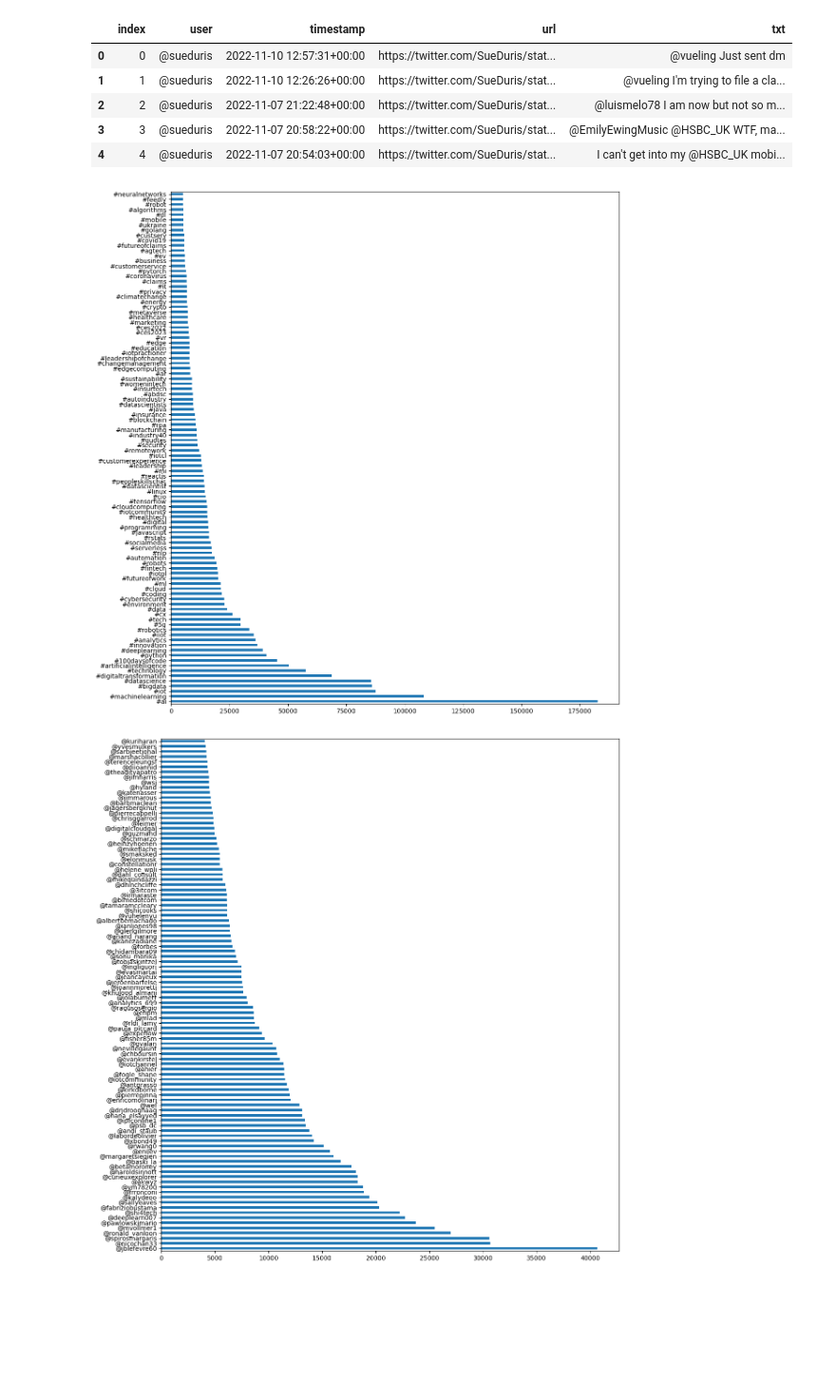
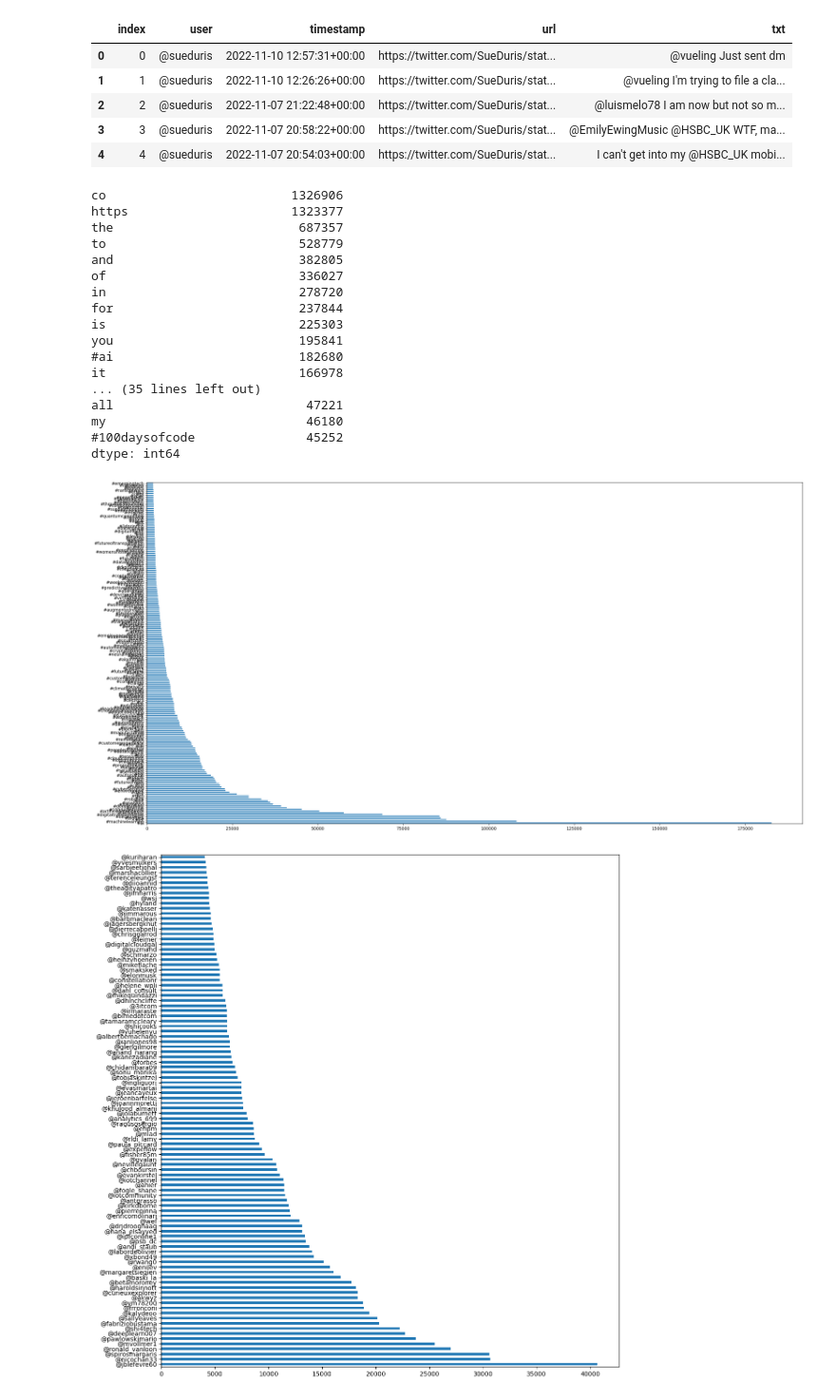
Before and after one commit to maciejskorski/anticipatio, a Jupyter notebook: examples/analysis_hashtags.ipynb, the cells around one changed output. Shown: that part at 95% size. Cells and saved outputs as stored; diff of their text form; code cells hidden in the pictures; blank space fills up the shorter version.

```diff
--- a/examples/analysis_hashtags.ipynb
+++ b/examples/analysis_hashtags.ipynb
@@ -40,14 +40,34 @@ word_counts = pd.Series(data=np.asarray(X.sum(axis=0)).ravel(),
 
 hash_counts = word_counts[word_counts.index.str.contains('#')].sort_values(ascending=False)
 mention_counts = word_counts[word_counts.index.str.contains('@')].sort_values(ascending=False)
+# %%
+word_counts.sort_values(ascending=False)[:50]
+# %% [output]
+co                         1326906
+https                      1323377
+the                         687357
+to                          528779
+and                         382805
+of                          336027
+in                          278720
+for                         237844
+is                          225303
+you                         195841
+#ai                         182680
+it                          166978
+... (35 lines left out)
+all                          47221
+my                           46180
+#100daysofcode               45252
+dtype: int64
 # %%
 import matplotlib.pyplot as plt
 
-fig,ax = plt.subplots(figsize=(12,12))
-hash_counts[:100].plot.barh(ax=ax)
+fig,ax = plt.subplots(figsize=(24,12))
+hash_counts[:200].plot.barh(ax=ax)
 plt.tight_layout()
 # %% [output]
-[figure, old version]
+[figure, new version]
 # %%
 import matplotlib.pyplot as plt
 
```
